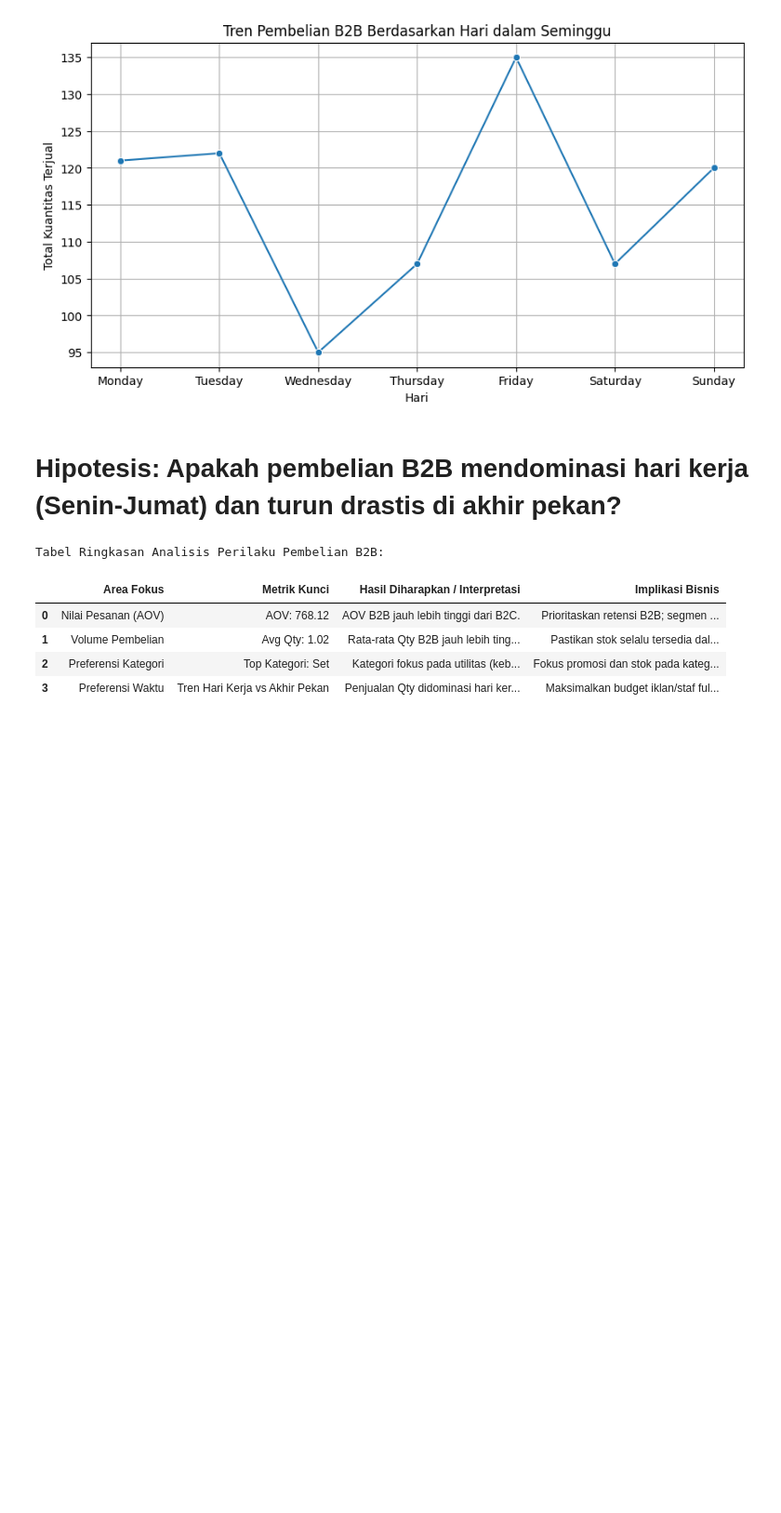
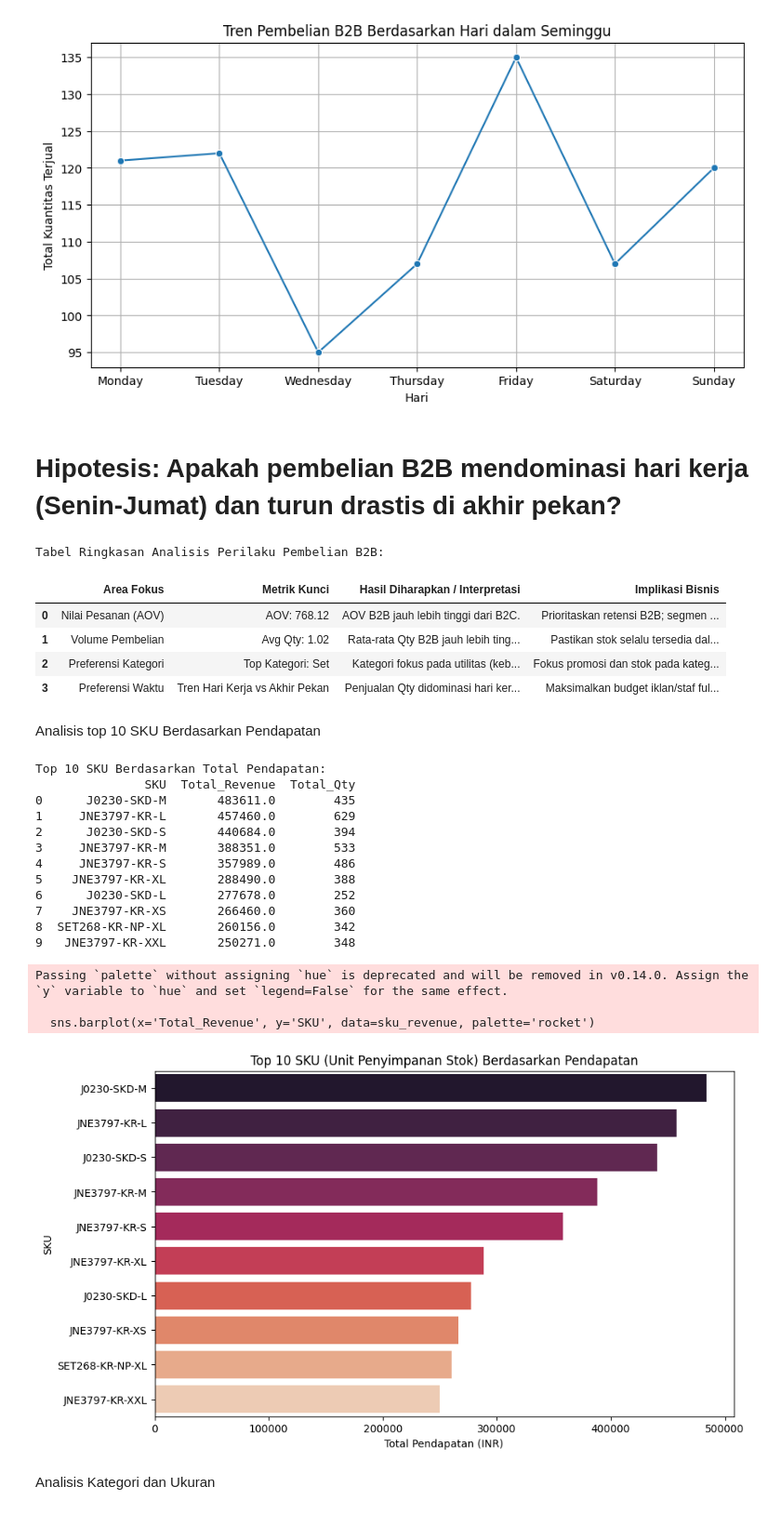
Before and after one commit to Cill19/Analisis-Perilaku-Pembelian-B2B-Business-to-Business-Insights-, a Jupyter notebook: Laporan_analisis_perilaku_pembelian_B2B.ipynb, the cells around one changed output. Shown at 93% size. Saved outputs shown, nothing was run; the diff lists cells and outputs as text; code cells hidden in the pictures; blank space fills up the shorter version.

```diff
--- a/Laporan_analisis_perilaku_pembelian_B2B.ipynb
+++ b/Laporan_analisis_perilaku_pembelian_B2B.ipynb
@@ -50,9 +50,6 @@ memory usage: 22.8+ MB
 # %% [markdown]
 Data Cleansing
 # %%
-df.drop(columns=['Unnamed: 22', 'fulfilled-by', 'promotion-ids'], inplace=True)
-df.drop(columns=['index'], inplace=True)
-
 print("Kolom yang tersisa setelah penghapusan:")
 print(df.columns)
 # %% [output]
@@ -286,3 +292,41 @@ Tabel Ringkasan Analisis Perilaku Pembelian B2B:
 | 1 | Volume Pembelian | Avg Qty: 1.02 | Rata-rata Qty B2B jauh lebih ting... | Pastikan stok selalu tersedia dal... |
 | 2 | Preferensi Kategori | Top Kategori: Set | Kategori fokus pada utilitas (keb... | Fokus promosi dan stok pada kateg... |
 | 3 | Preferensi Waktu | Tren Hari Kerja vs Akhir Pekan | Penjualan Qty didominasi hari ker... | Maksimalkan budget iklan/staf ful... |
+# %% [markdown]
+Analisis top 10 SKU Berdasarkan Pendapatan
+# %%
+# 1. Hitung Total Pendapatan per SKU
+sku_revenue = df_sukses.groupby('SKU').agg(
+    Total_Revenue=('Amount', 'sum'),
+    Total_Qty=('Qty', 'sum')
+).sort_values(by='Total_Revenue', ascending=False).head(10).reset_index()
+
+print("Top 10 SKU Berdasarkan Total Pendapatan:")
+print(sku_revenue)
+
+# 2. Visualisasi Top 10 SKU Revenue
+plt.figure(figsize=(10, 6))
+sns.barplot(x='Total_Revenue', y='SKU', data=sku_revenue, palette='rocket')
+plt.title('Top 10 SKU (Unit Penyimpanan Stok) Berdasarkan Pendapatan')
+plt.xlabel('Total Pendapatan (INR)')
+plt.ylabel('SKU')
+plt.show()
+# %% [output]
+Top 10 SKU Berdasarkan Total Pendapatan:
+               SKU  Total_Revenue  Total_Qty
+0      J0230-SKD-M       483611.0        435
+1     JNE3797-KR-L       457460.0        629
+2      J0230-SKD-S       440684.0        394
+3     JNE3797-KR-M       388351.0        533
+4     JNE3797-KR-S       357989.0        486
+5    JNE3797-KR-XL       288490.0        388
+6      J0230-SKD-L       277678.0        252
+7    JNE3797-KR-XS       266460.0        360
+8  SET268-KR-NP-XL       260156.0        342
+9   JNE3797-KR-XXL       250271.0        348
+Passing `palette` without assigning `hue` is deprecated and will be removed in v0.14.0. Assign the `y` variable to `hue` and set `legend=False` for the same effect.
+
+  sns.barplot(x='Total_Revenue', y='SKU', data=sku_revenue, palette='rocket')
+[figure, added]
+# %% [markdown]
+Analisis Kategori dan Ukuran
```
Also changed, not shown: parts of 6 cells of this notebook.
